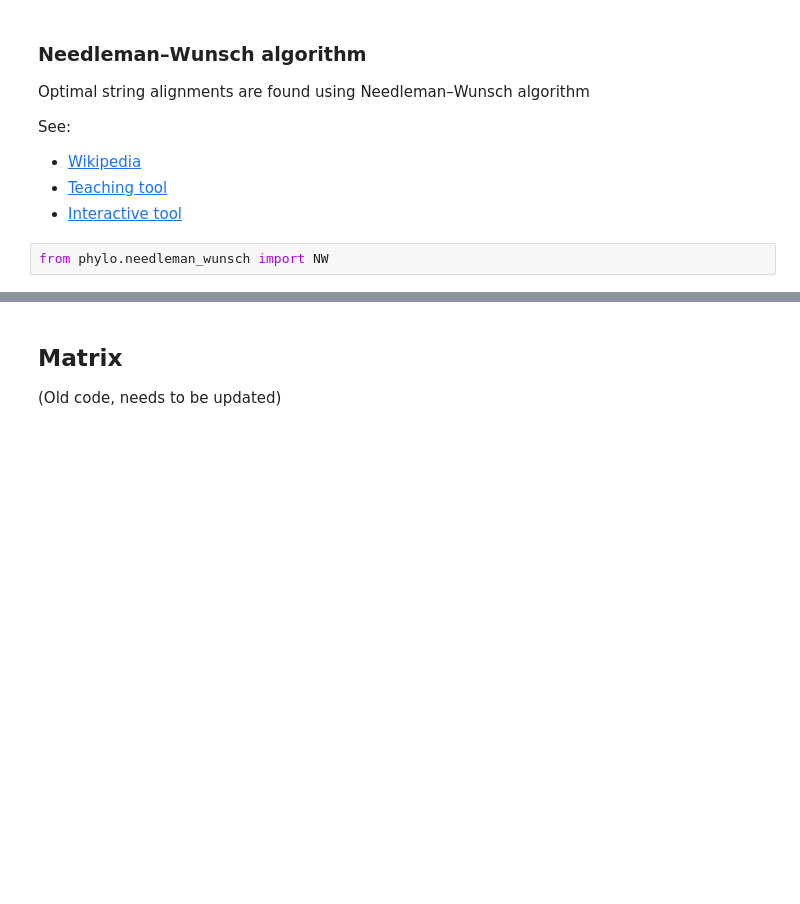
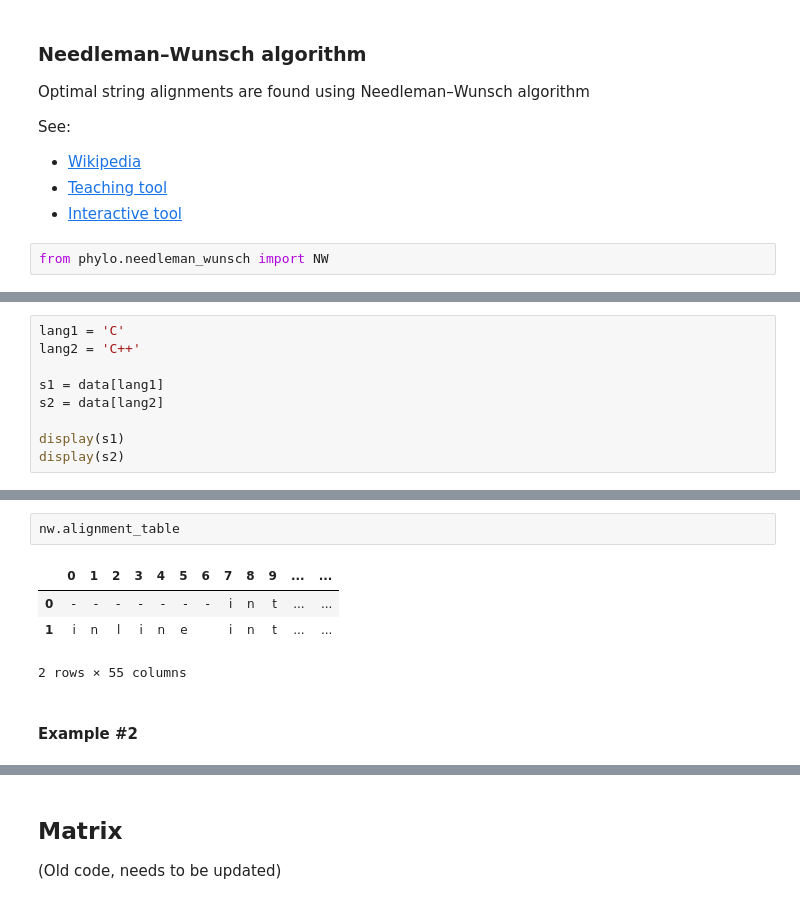
Before and after one commit to dustinmichels/PL-phylogeny, a Jupyter notebook: notebooks/main.ipynb, the cells around one changed output, grey strips where cells are left out. Drawn from its saved outputs; the diff is of its cells as text; blank space fills up the shorter version.

```diff
--- a/notebooks/main.ipynb
+++ b/notebooks/main.ipynb
@@ -63,0 +70,9 @@ from phylo.needleman_wunsch import NW
+# %%
+lang1 = 'C'
+lang2 = 'C++'
+
+s1 = data[lang1]
+s2 = data[lang2]
+
+display(s1)
+display(s2)
@@ -76,3 +117,12 @@ nw.identity_score
 '-------int multiply(int a, int b)\n{\n    return a * b;\n}'
 'inline int multiply(int a, int b)\n{\n    return a * b;\n}'
 ('48/55', 0.8727272727272727)
+# %%
+nw.alignment_table
+# %% [output]
+|  | 0 | 1 | 2 | 3 | 4 | 5 | 6 | 7 | 8 | 9 | ... | ... |
+| 0 | - | - | - | - | - | - | - | i | n | t | ... | ... |
+| 1 | i | n | l | i | n | e |  | i | n | t | ... | ... |
+2 rows × 55 columns
+# %% [markdown]
+#### Example #2
```
Also changed, not shown: parts of 12 cells of this notebook, 1 other file.
